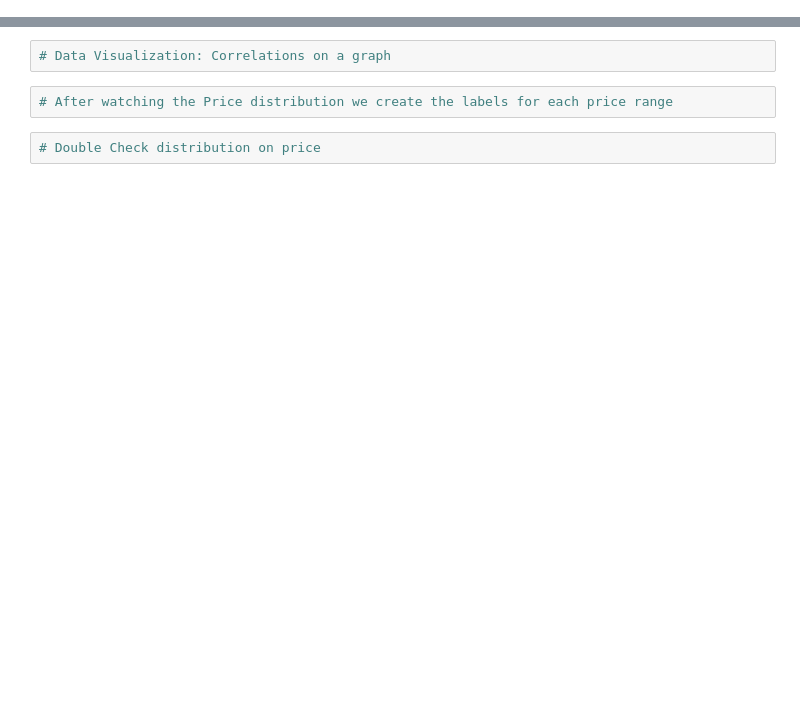
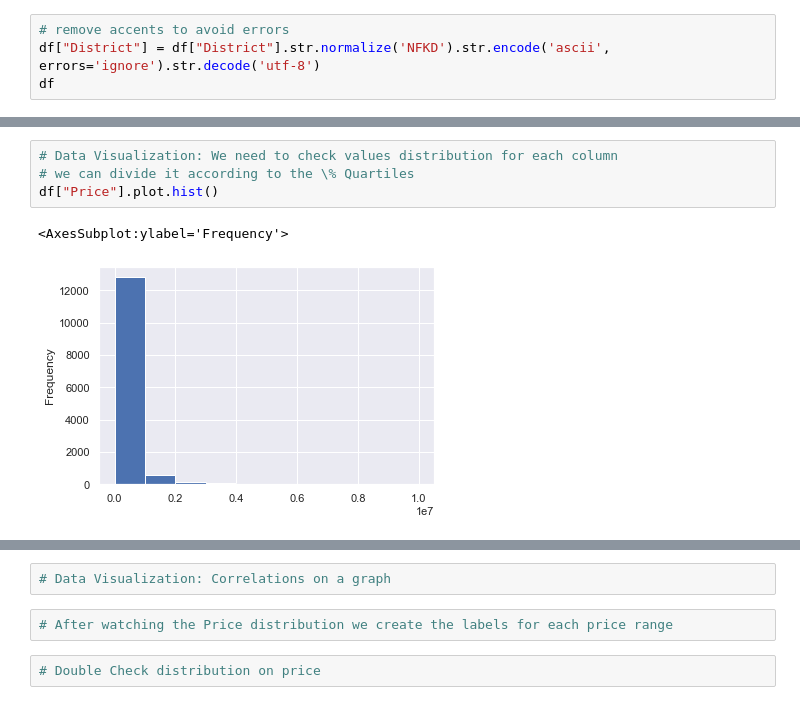
Before and after one commit to danielhp97/BI_Assignment3, a Jupyter notebook: main.ipynb, the cells around one changed output, grey strips where cells are left out. Saved outputs shown, nothing was run; the diff lists cells and outputs as text; blank space fills up the shorter version.

Commit message:
data_norm

```diff
--- a/main.ipynb
+++ b/main.ipynb
@@ -201,0 +142,4 @@ lon_min = data.loc[data['Longitude'] != 0].min()
+# %%
+# remove accents to avoid errors
+df["District"] = df["District"].str.normalize('NFKD').str.encode('ascii', errors='ignore').str.decode('utf-8')
+df
@@ -201,0 +160,7 @@ lon_min = data.loc[data['Longitude'] != 0].min()
+# %%
+# Data Visualization: We need to check values distribution for each column
+# we can divide it according to the \% Quartiles
+df["Price"].plot.hist()
+# %% [output]
+<AxesSubplot:ylabel='Frequency'>
+[figure, added]
```
Also changed, not shown: parts of 48 cells of this notebook, 2 other files.
